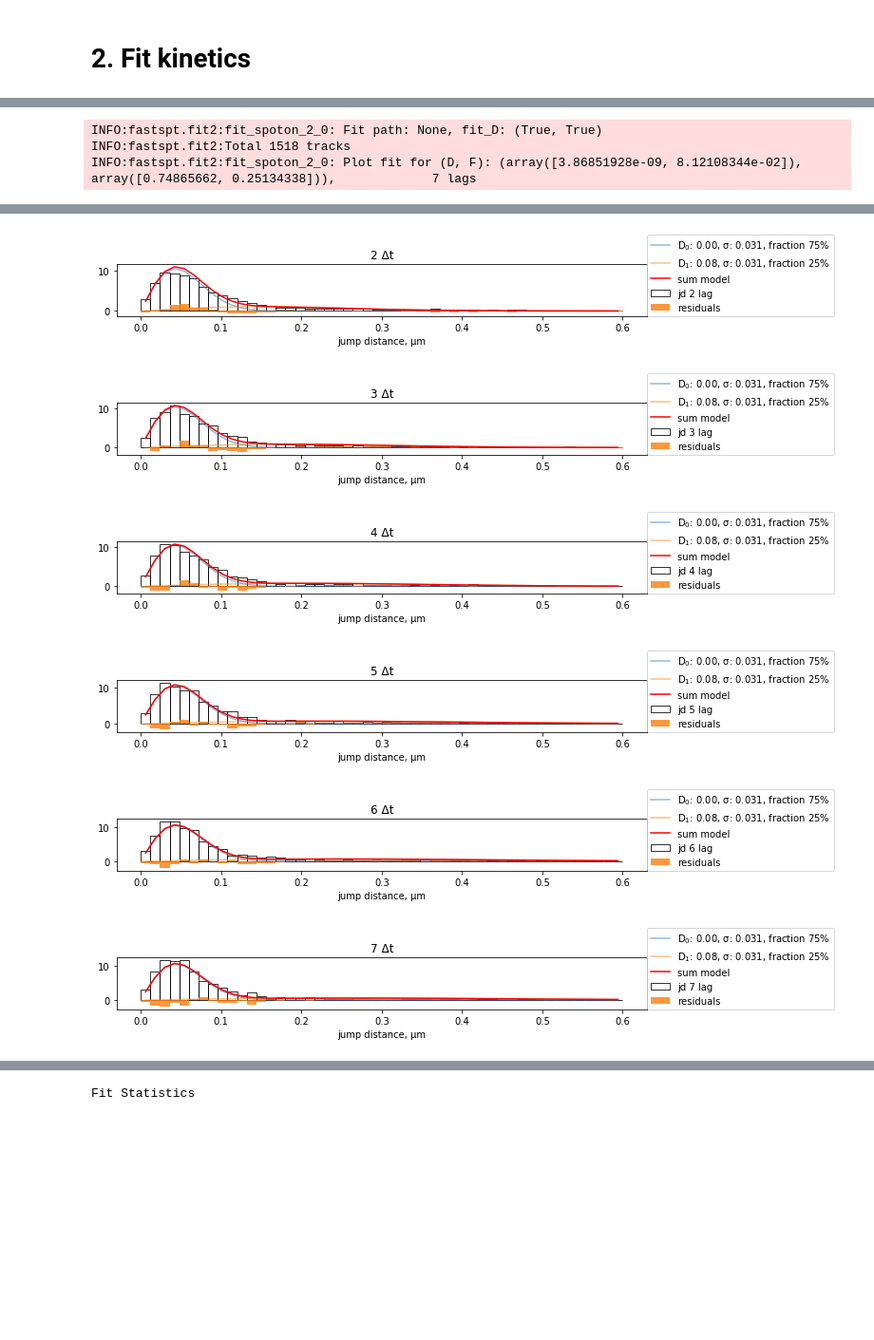
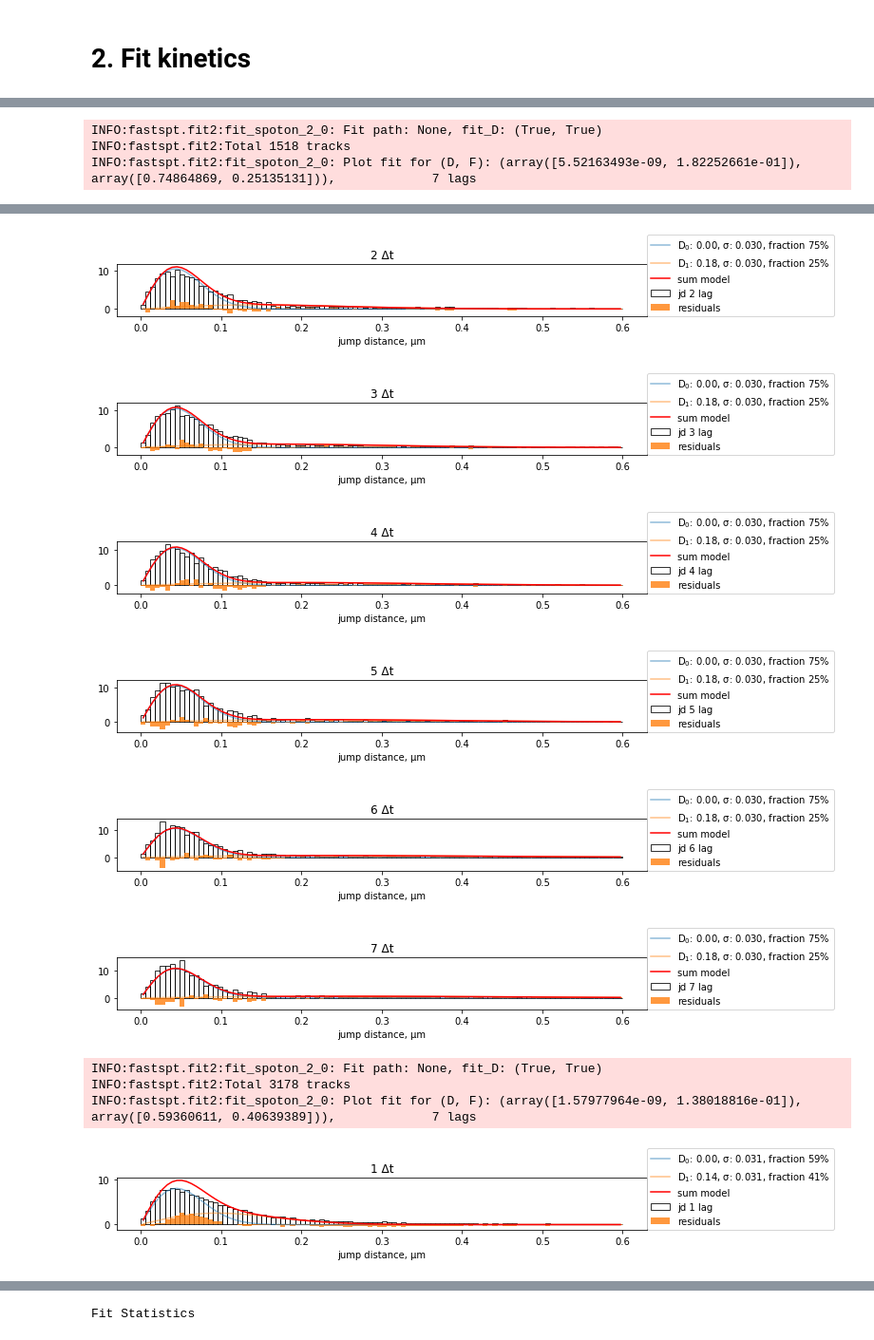
Before and after one commit to aaristov/Spot-On-Cli, a Jupyter notebook: examples/fit_trackmate_data.ipynb, the cells around one changed output, grey strips where cells are left out. Shown at 95% size. Saved outputs shown, nothing was run; the diff lists cells and outputs as text; code cells hidden in the pictures; blank space fills up the shorter version.

Commit message:
example notebook for trackmate

```diff
--- a/examples/fit_trackmate_data.ipynb
+++ b/examples/fit_trackmate_data.ipynb
@@ -21,6 +21,6 @@ version.__version__
 # Open dataset
 # %%
 path = '/Volumes/@MCM/Andrey/data/2019/0808-Daiki-Niceria-Men/S1-PILE-mCherry/*/*.xml'
-paths = glob(path)
+paths = sorted(glob(path))
 len(paths)
 # %% [output]
@@ -28,3 +36,3 @@ len(paths)
 # %%
-tracks = readers.read_trackmate_xml(path)
+tracks = list(map(readers.read_trackmate_xml, paths))
 # %%
@@ -37,7 +73,8 @@ INFO:fastspt.tracklen:Fit result: 3172 * e^(-0.56x)
 # 2. Fit kinetics
 # %%
 # fit one lag (1 Δt)
-fit = fit2.fit_spoton_2_0(tracks)
+from functools import partial
+fits = list(map(partial(fit2.fit_spoton_2_0, dt=0.026), tracks))
 # %% [output]
 INFO:fastspt.fit2:fit_spoton_2_0: Fit path: None, fit_D: (True, True)
 INFO:fastspt.fit2:Total 1518 tracks
@@ -67,8 +131,10 @@ Variables
 # %%
 # fit 5 lags (1..5 Δt)
 
-fit = fit2.fit_spoton_2_0(tracks, n_lags=7, return_fit_result=1, D=(0.05, 0.5), n_bins=50, max_um=0.6)
+fitter = partial(fit2.fit_spoton_2_0, dt=0.026, n_lags=7,
+                 return_fit_result=1, D=(0.05, 0.5), n_bins=100, max_um=0.6)
+fits7lags = list(map(fitter, tracks))
 # %% [output]
 INFO:fastspt.fit2:fit_spoton_2_0: Fit path: None, fit_D: (True, True)
 INFO:fastspt.fit2:Total 1518 tracks
-INFO:fastspt.fit2:fit_spoton_2_0: Plot fit for (D, F): (array([3.86851928e-09, 8.12108344e-02]), array([0.74865662, 0.25134338])),             7 lags
+INFO:fastspt.fit2:fit_spoton_2_0: Plot fit for (D, F): (array([5.52163493e-09, 1.82252661e-01]), array([0.74864869, 0.25135131])),             7 lags
@@ -76,6 +142,10 @@ INFO:fastspt.fit2:fit_spoton_2_0: Plot fit for (D, F): (array([3.86851928e-09, 8
-[figure, old version]
+[figure, new version]
-[figure, old version]
+[figure, new version]
-[figure, old version]
+[figure, new version]
-[figure, old version]
+[figure, new version]
-[figure, old version]
+[figure, new version]
-[figure, old version]
+[figure, new version]
+INFO:fastspt.fit2:fit_spoton_2_0: Fit path: None, fit_D: (True, True)
+INFO:fastspt.fit2:Total 3178 tracks
+INFO:fastspt.fit2:fit_spoton_2_0: Plot fit for (D, F): (array([1.57977964e-09, 1.38018816e-01]), array([0.59360611, 0.40639389])),             7 lags
+[figure, added]
```
Also changed, not shown: parts of 11 cells of this notebook.
